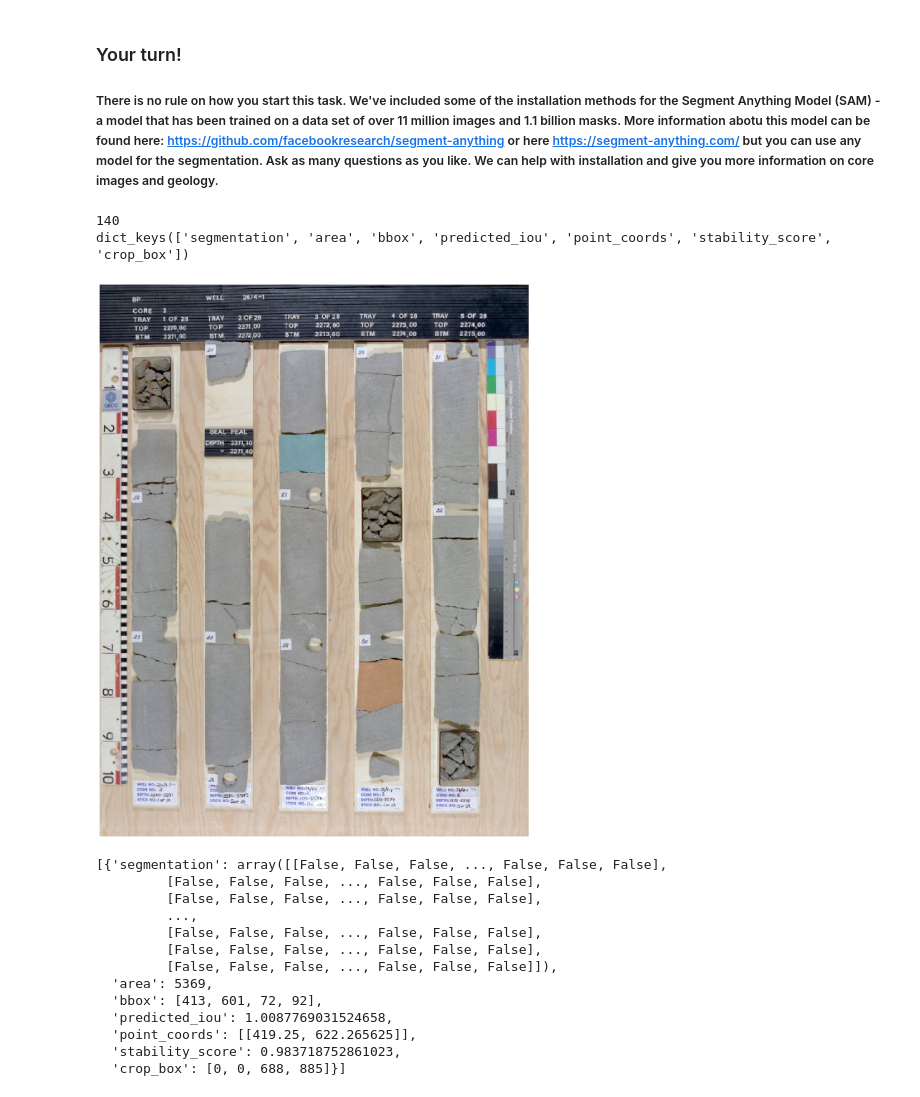
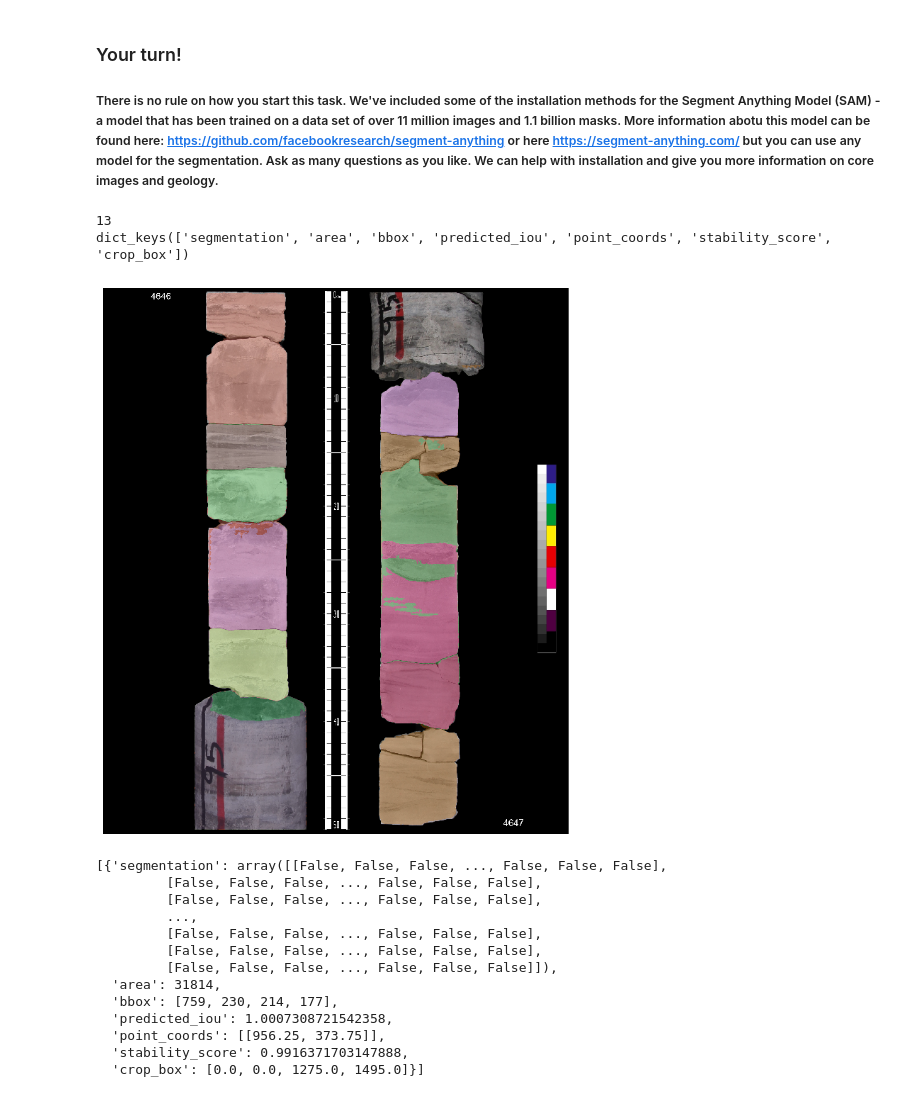
Before and after one commit to acse-hy23/CGG-Hackathon, a Jupyter notebook: hackathon_q2.ipynb, the cells around one changed output. Drawn from its saved outputs; the diff is of its cells as text; code cells hidden in the pictures.

```diff
--- a/hackathon_q2.ipynb
+++ b/hackathon_q2.ipynb
@@ -27,7 +27,9 @@ import cv2
 # %% [markdown]
 #### Core image
 # %%
-core_image = Image.open(r'./image/core_no_notes.JPG')
+# core_image = Image.open('./image/6d684C41l0f3(1).tif')
+core_image = cv2.imread('./image/0r5Cz4q4K0kR.tif')
+core_image = cv2.cvtColor(core_image, cv2.COLOR_BGR2RGB)
 
 plt.figure(figsize=(12, 12))
 plt.imshow(core_image)
@@ -70,19 +72,36 @@ model_type = "vit_h"
 
 sam = sam_model_registry[model_type](checkpoint=sam_checkpoint)
 
-mask_generator = SamAutomaticMaskGenerator(sam)
+mask_generator_default = SamAutomaticMaskGenerator(
+    sam, # the sam model
+    pred_iou_thresh=0.1,  # set iou threshold
+    stability_score_thresh=0.95,  # set stability score threshold
+)
+
+# our custom mask generator
+mask_generator = SamAutomaticMaskGenerator(
+    model=sam,
+    points_per_side=2,
+    pred_iou_thresh=0.8,
+    stability_score_thresh=0.1,
+    crop_n_layers=1,
+    crop_n_points_downscale_factor=2,
+    min_mask_region_area=200  # Requires open-cv to run post-processing
+)
 # %%
-core_image_np = np.array(core_image)
+# core_image_np = np.array(core_image)
+core_image_np = core_image
 masks = mask_generator.generate(core_image_np)
 # %%
 print(len(masks))
 print(masks[0].keys())
+
 # print(core_image_np.shape)
 # for mask in masks:
 #     print(mask["bbox"])
 #     print(mask["segmentation"].shape)
 # %% [output]
-140
+13
 dict_keys(['segmentation', 'area', 'bbox', 'predicted_iou', 'point_coords', 'stability_score', 'crop_box'])
 # %%
 def show_anns(anns):
@@ -100,13 +119,13 @@ def show_anns(anns):
         img[m] = color_mask
     ax.imshow(img)
 # %%
-plt.figure(figsize=(20,20))
+plt.figure(figsize=(10,10))
 plt.imshow(core_image)
-show_anns(masks[2:4])
+show_anns(masks)
 plt.axis('off')
 plt.show()
 # %% [output]
-[figure, old version]
+[figure, new version]
 # %%
 masks[2:3]
 # %% [output]
@@ -117,9 +136,9 @@ masks[2:3]
          [False, False, False, ..., False, False, False],
          [False, False, False, ..., False, False, False],
          [False, False, False, ..., False, False, False]]),
-  'area': 5369,
-  'bbox': [413, 601, 72, 92],
-  'predicted_iou': 1.0087769031524658,
-  'point_coords': [[419.25, 622.265625]],
-  'stability_score': 0.983718752861023,
-  'crop_box': [0, 0, 688, 885]}]
+  'area': 31814,
+  'bbox': [759, 230, 214, 177],
+  'predicted_iou': 1.0007308721542358,
+  'point_coords': [[956.25, 373.75]],
+  'stability_score': 0.9916371703147888,
+  'crop_box': [0.0, 0.0, 1275.0, 1495.0]}]
```
Also changed, not shown: parts of 18 cells of this notebook, 5 other files.
